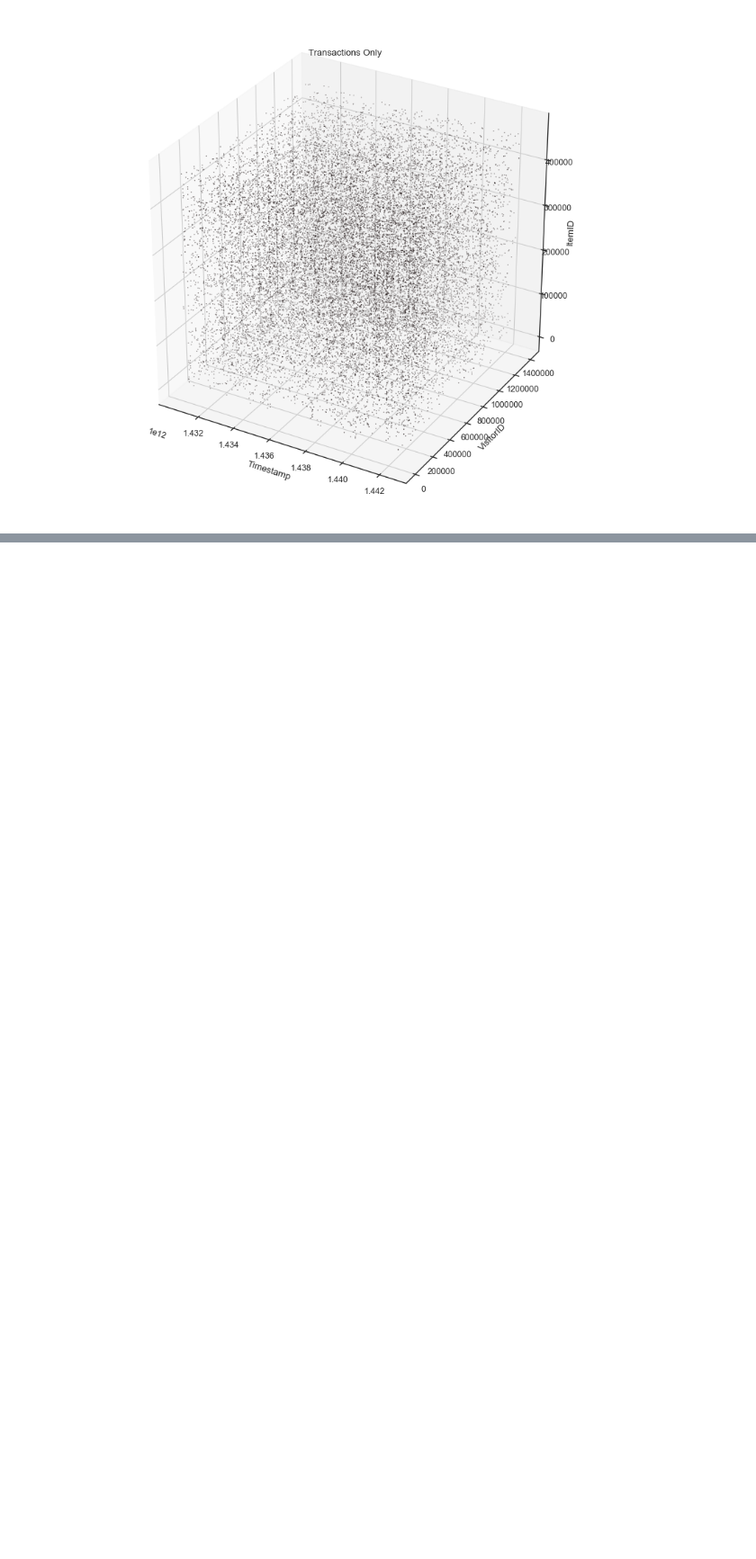
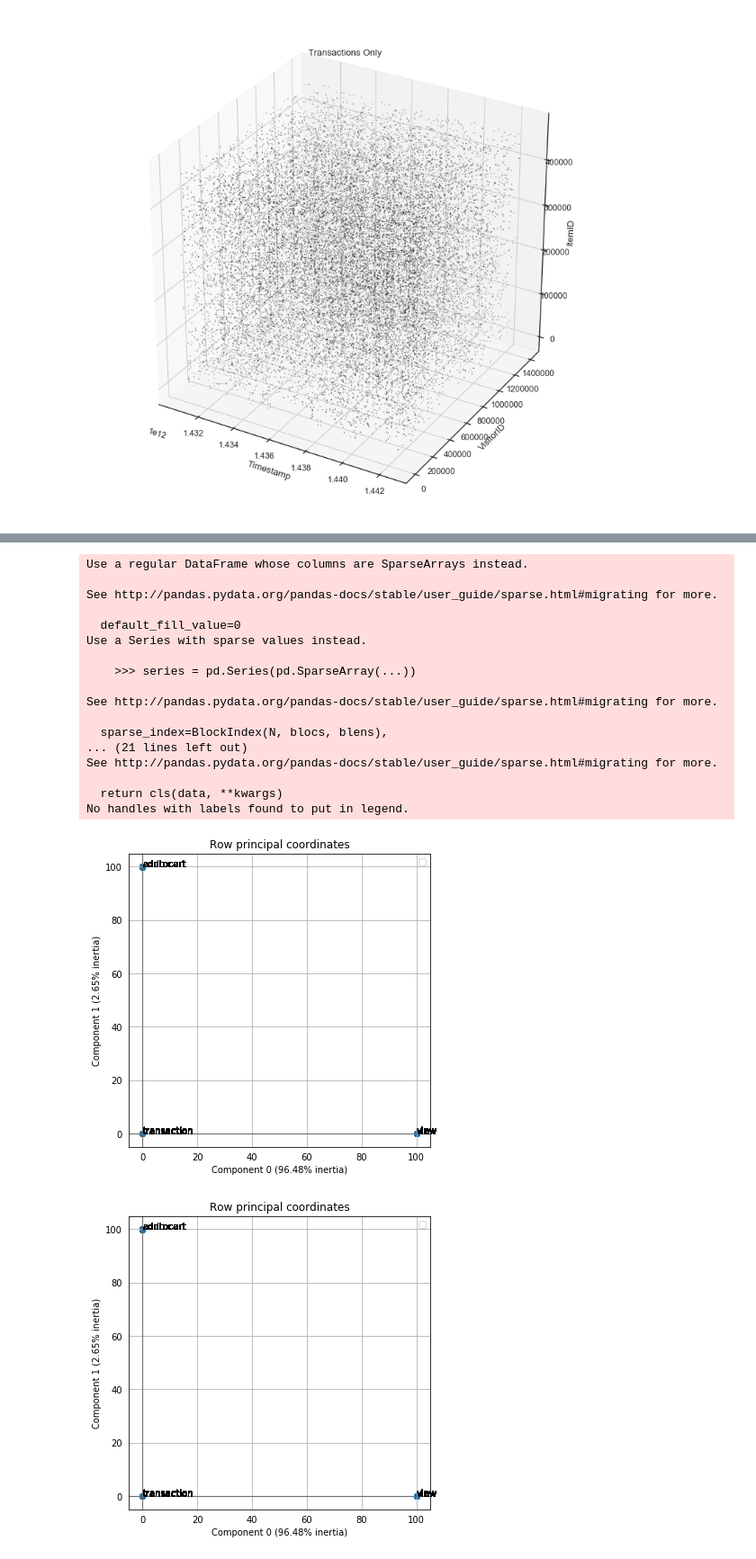
Before and after one commit to Konstantin-Orlovskiy/MSc-Project-Ecommerce, a Jupyter notebook: RetailRocket_Orgnl/balovstvo.ipynb, the cells around one changed output, grey strips where cells are left out. Shown at 90% size. Saved outputs shown, nothing was run; the diff lists cells and outputs as text; code cells hidden in the pictures; blank space fills up the shorter version.

```diff
--- a/RetailRocket_Orgnl/balovstvo.ipynb
+++ b/RetailRocket_Orgnl/balovstvo.ipynb
@@ -163,0 +192,13 @@ sns.pairplot(df_events[['visitorid', 'itemid', 'event']])
+# %%
+famd = prince.FAMD(
+    random_state=1987,
+    n_components=2,
+    n_iter=3,
+    engine='auto',
+    copy=True,
+    check_input=True)
+
+# using a subset sample to plot as the dataframe size is computationally extensive.
+df_famd = df_events[['visitorid', 'itemid', 'event']].sample(n=10000, random_state=1987)
+
+famd = famd.fit(df_famd)
@@ -163,0 +256,33 @@ sns.pairplot(df_events[['visitorid', 'itemid', 'event']])
+# %%
+ax = famd.plot_row_coordinates(df_famd,
+                               ax=None,
+                               figsize=(6, 6),
+                               x_component=0,
+                               y_component=1,
+                               labels=df_famd['event'],
+                               ellipse_outline=False,
+                               ellipse_fill=True,
+                               show_points=True
+                              )
+
+ax.get_figure()
+# %% [output]
+Use a regular DataFrame whose columns are SparseArrays instead.
+
+See http://pandas.pydata.org/pandas-docs/stable/user_guide/sparse.html#migrating for more.
+
+  default_fill_value=0
+Use a Series with sparse values instead.
+
+    >>> series = pd.Series(pd.SparseArray(...))
+
+See http://pandas.pydata.org/pandas-docs/stable/user_guide/sparse.html#migrating for more.
+
+  sparse_index=BlockIndex(N, blocs, blens),
+... (21 lines left out)
+See http://pandas.pydata.org/pandas-docs/stable/user_guide/sparse.html#migrating for more.
+
+  return cls(data, **kwargs)
+No handles with labels found to put in legend.
+[figure, added]
+[figure, added]
```
Also changed, not shown: parts of 19 cells of this notebook, 2 other files.
